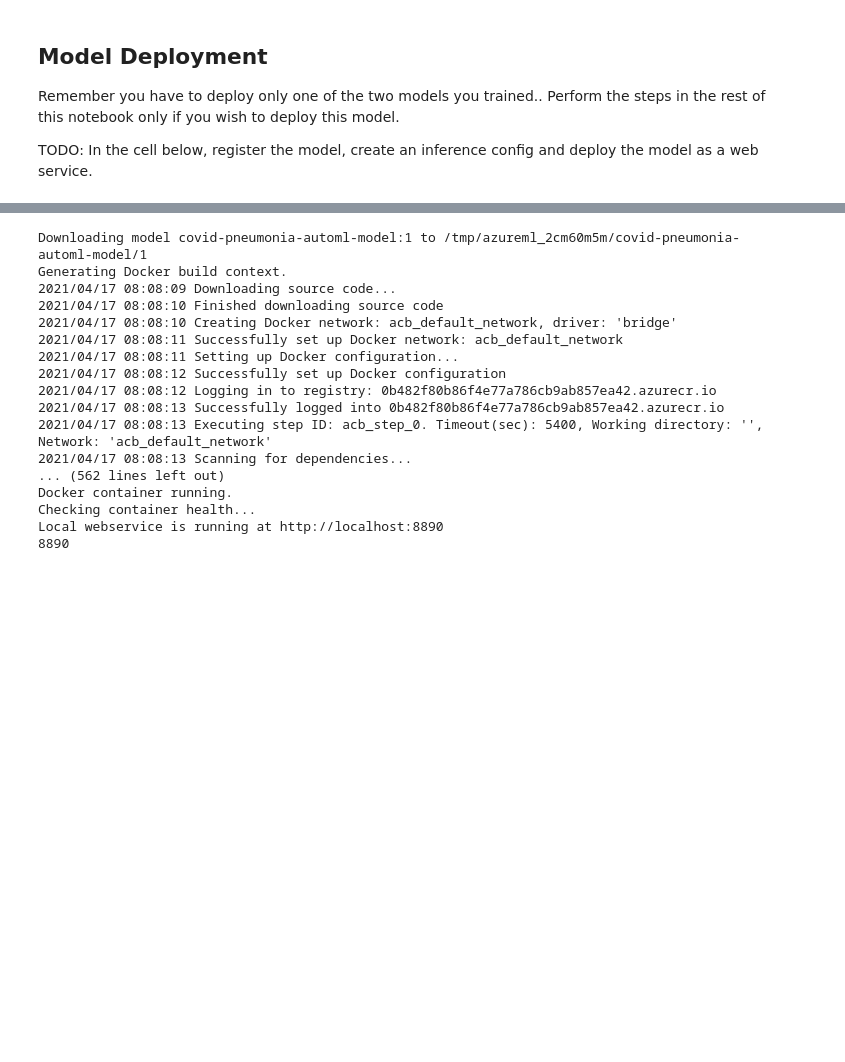
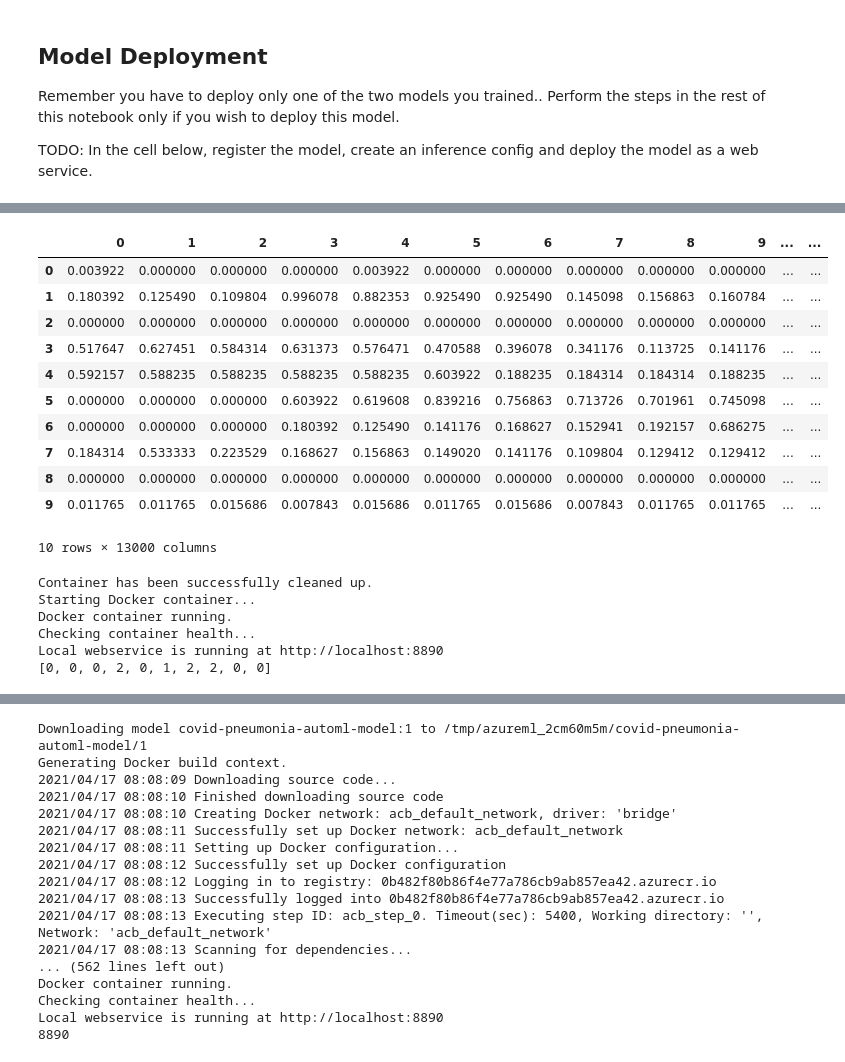
Before and after one commit to sreenithi/Covid-and-Pneumonia-XRay-Classification, a Jupyter notebook: automl.ipynb, the cells around one changed output, grey strips where cells are left out. Cells and saved outputs as stored; diff of their text form; code cells hidden in the pictures; blank space fills up the shorter version.

```diff
--- a/automl.ipynb
+++ b/automl.ipynb
@@ -40,5 +40,7 @@ compute_cluster.wait_for_completion()
 # %% [output]
 Found existing cluster, using it!
 # %%
-train_data, test_data = get_image_data_as_df(ws, './Covid19-dataset/train', './Covid19-dataset/test',"covid-pneumonia-dataset-table")
+# train_data, test_data = get_image_data_as_df(ws, './Covid19-dataset/train', './Covid19-dataset/test',"covid-pneumonia-dataset-table")
+
+test_data = convert_to_table('./Covid19-dataset/test')
 # %% [output]
@@ -174,0 +246,40 @@ TODO: In the cell below, register the model, create an inference config and depl
+# %%
+test_data_small = test_data.head(10)
+labels = test_data_small['class']
+test_data_small = test_data_small.drop(['class'], axis=1)
+test_data_small
+# %% [output]
+|  | 0 | 1 | 2 | 3 | 4 | 5 | 6 | 7 | 8 | 9 | ... | ... |
+| 0 | 0.003922 | 0.000000 | 0.000000 | 0.000000 | 0.003922 | 0.000000 | 0.000000 | 0.000000 | 0.000000 | 0.000000 | ... | ... |
+| 1 | 0.180392 | 0.125490 | 0.109804 | 0.996078 | 0.882353 | 0.925490 | 0.925490 | 0.145098 | 0.156863 | 0.160784 | ... | ... |
+| 2 | 0.000000 | 0.000000 | 0.000000 | 0.000000 | 0.000000 | 0.000000 | 0.000000 | 0.000000 | 0.000000 | 0.000000 | ... | ... |
+| 3 | 0.517647 | 0.627451 | 0.584314 | 0.631373 | 0.576471 | 0.470588 | 0.396078 | 0.341176 | 0.113725 | 0.141176 | ... | ... |
+| 4 | 0.592157 | 0.588235 | 0.588235 | 0.588235 | 0.588235 | 0.603922 | 0.188235 | 0.184314 | 0.184314 | 0.188235 | ... | ... |
+| 5 | 0.000000 | 0.000000 | 0.000000 | 0.603922 | 0.619608 | 0.839216 | 0.756863 | 0.713726 | 0.701961 | 0.745098 | ... | ... |
+| 6 | 0.000000 | 0.000000 | 0.000000 | 0.180392 | 0.125490 | 0.141176 | 0.168627 | 0.152941 | 0.192157 | 0.686275 | ... | ... |
+| 7 | 0.184314 | 0.533333 | 0.223529 | 0.168627 | 0.156863 | 0.149020 | 0.141176 | 0.109804 | 0.129412 | 0.129412 | ... | ... |
+| 8 | 0.000000 | 0.000000 | 0.000000 | 0.000000 | 0.000000 | 0.000000 | 0.000000 | 0.000000 | 0.000000 | 0.000000 | ... | ... |
+| 9 | 0.011765 | 0.011765 | 0.015686 | 0.007843 | 0.015686 | 0.011765 | 0.015686 | 0.007843 | 0.011765 | 0.011765 | ... | ... |
+10 rows × 13000 columns
+# %%
+import json
+
+dictData = test_data_small.to_dict()
+
+input_payload = json.dumps({
+    'data': dictData
+})
+
+# print(input_payload)
+
+service.reload()
+output = service.run(input_payload)
+
+print(output)
+# %% [output]
+Container has been successfully cleaned up.
+Starting Docker container...
+Docker container running.
+Checking container health...
+Local webservice is running at http://localhost:8890
+[0, 0, 0, 2, 0, 1, 2, 2, 0, 0]
```
Also changed, not shown: parts of 10 cells of this notebook, 1 other file.
